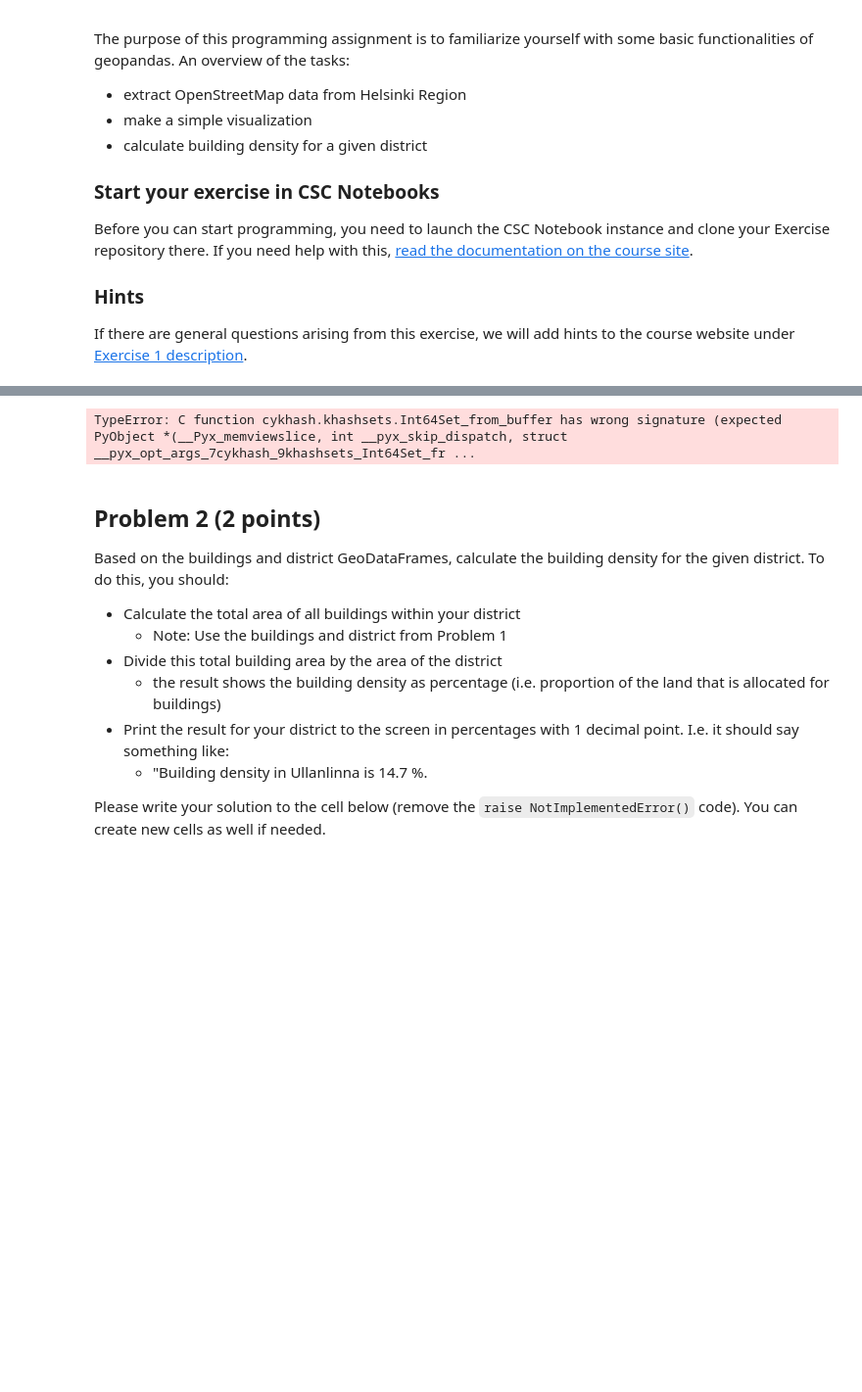
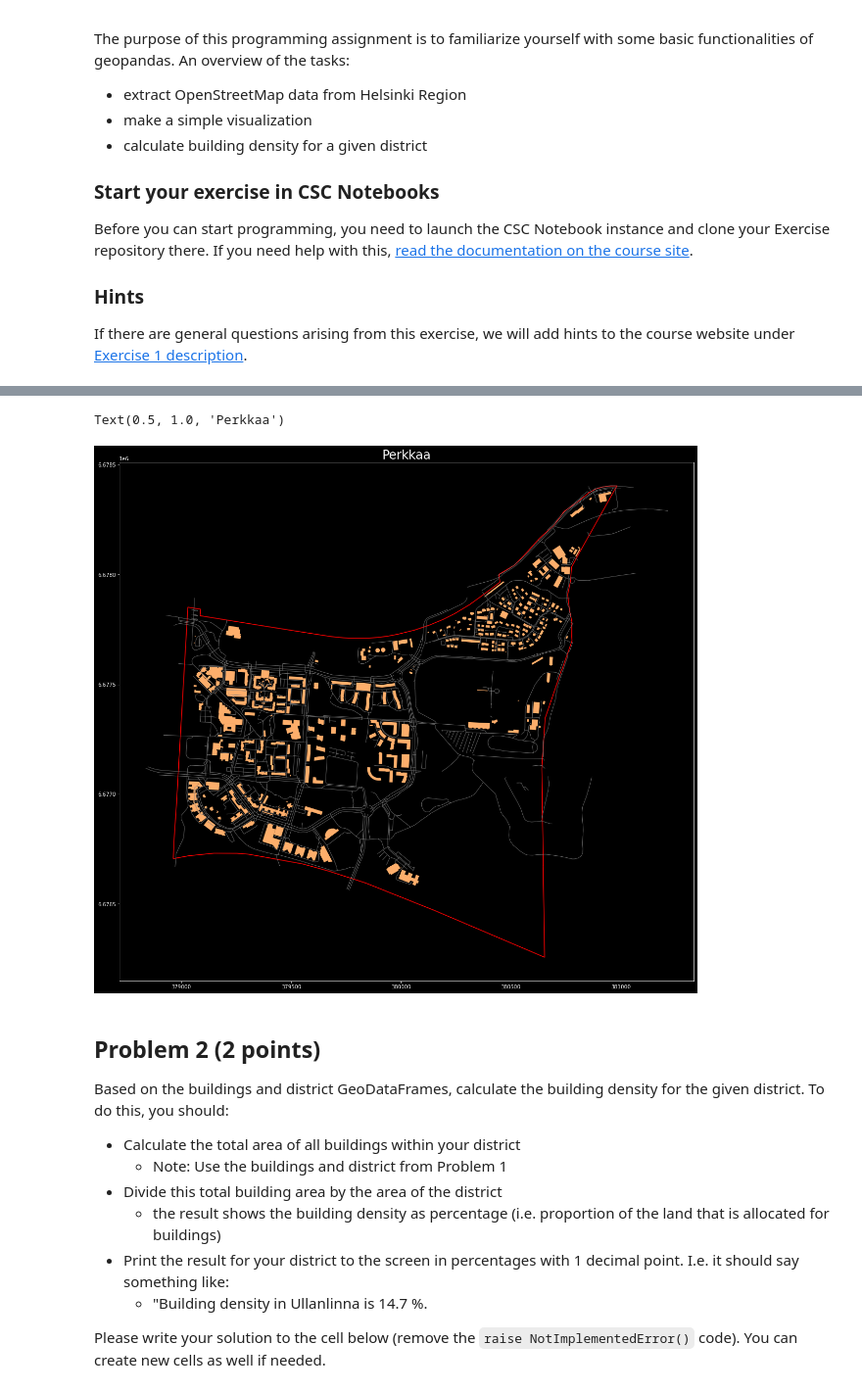
Before and after one commit to Sustainability-GIS-2022/exercise-1-laripernu, a Jupyter notebook: Exercise-1.ipynb, the cells around one changed output, grey strips where cells are left out. Shown: that part at 98% size. Saved outputs shown, nothing was run; the diff lists cells and outputs as text; code cells hidden in the pictures; blank space fills up the shorter version.

```diff
--- a/Exercise-1.ipynb
+++ b/Exercise-1.ipynb
@@ -84,30 +84,46 @@ Please write your solution to the cell below (remove the `raise NotImplementedEr
 # %%
 # YOUR CODE HERE
 import geopandas as gpd
 import pyrosm
+import matplotlib.pyplot as plt
 
-fp = pyrosm.get_data("helsinki_pbf")
+plt.style.use("dark_background")
 
 # download and initialize OpenStreetMap data reader for Helsinki Region using pyrosm
+fp = pyrosm.get_data("helsinki")
+osm = pyrosm.OSM(fp)
 
-osm = pyrosm.OSM(fp)
-print("Type of 'osm' instance: ", type(osm))
+
 # Read following datasets from the OSM:
+# Buildings
+helsinki_buildings = osm.get_buildings()
 
-# Buildings
 # Roads
-# Administrative boundary for the city district where you live, e.g. "Otaniemi" (see pyrosm docs)
+helsinki_roads = osm.get_network()
+
+# Administrative boundary for the city district where you live
+perkkaa_boundary = osm.get_boundaries(name="Perkkaa")
+
+
 # Select the buildings and roads that intersect with the given administrative boundary (district)
+selection_buildings = gpd.sjoin(helsinki_buildings, perkkaa_boundary, "inner", "intersects")
+selection_roads = gpd.sjoin(helsinki_roads, perkkaa_boundary, "inner", "intersects")
 
 # Reproject the selected buildings and roads to EPSG:3067 (ETRS-TM35FIN)
+projected_buildings = selection_buildings.to_crs(epsg=3067)
+projected_roads = selection_roads.to_crs(epsg=3067)
+projected_boundary = perkkaa_boundary.to_crs(epsg=3067)
 
-# Visualize the reprojected buildings, roads and the administrative boundary and produce a map that pleases your eye (style is free).
+# Visualize the reprojected buildings, roads and the administrative boundary and produce a map.
+ax = projected_buildings.plot(facecolor='#fdae6b', figsize=(20,20))
+ax = projected_roads.plot(ax=ax, edgecolor="gray", linewidth=0.75)
+ax = projected_boundary.plot(ax=ax, edgecolor='red', facecolor='none', linewidth=1.5)
 
 # Add a title to your map
-# If you want to use black background you can import matplotlib.pyplot as plt and specify plt.style.use("dark_background")
-# For example, the output could look like following:
+plt.title(label="Perkkaa", fontsize=24, color="white")
 # %% [output]
-TypeError: C function cykhash.khashsets.Int64Set_from_buffer has wrong signature (expected PyObject *(__Pyx_memviewslice, int __pyx_skip_dispatch, struct __pyx_opt_args_7cykhash_9khashsets_Int64Set_fr ...
+Text(0.5, 1.0, 'Perkkaa')
+[figure, added]
 # %% [markdown]
 ## Problem 2 (2 points)
 
```
